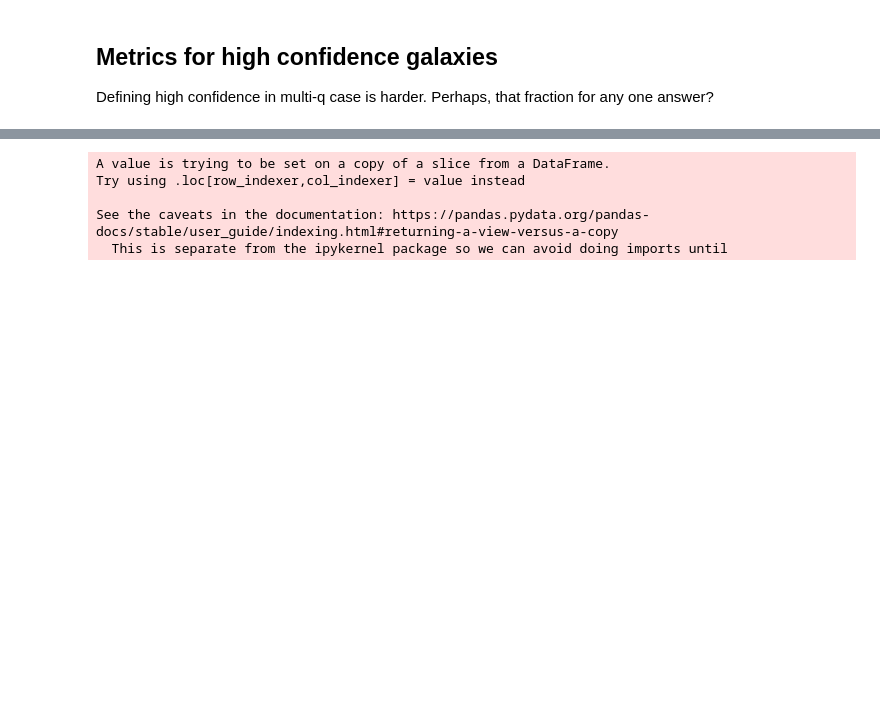
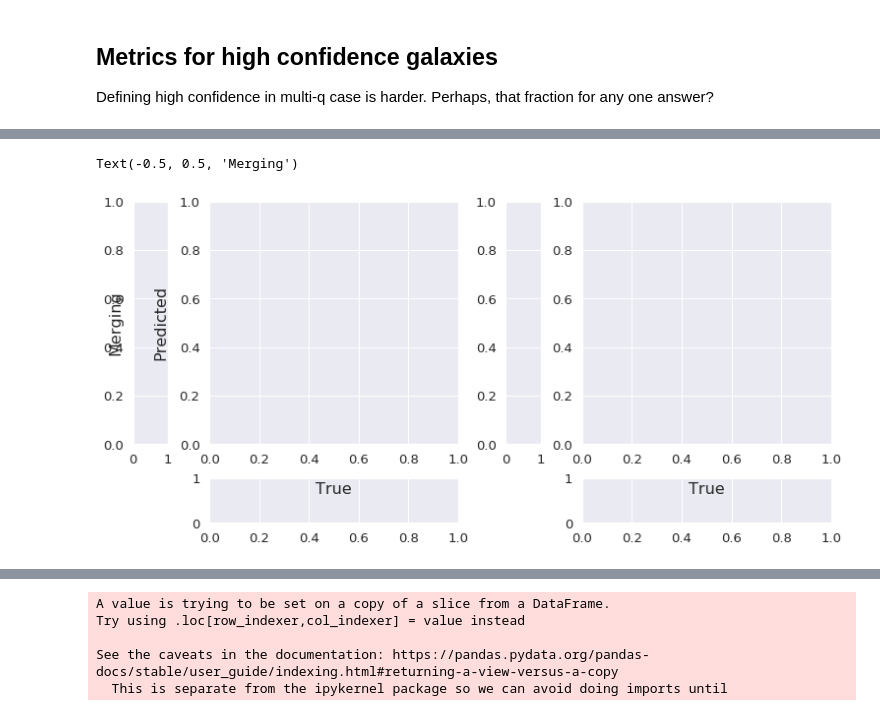
Before and after one commit to colinleach/zoobot, a Jupyter notebook: notebooks/multiq/performance/performance_metrics.ipynb, the cells around one changed output, grey strips where cells are left out. Cells and saved outputs as stored; diff of their text form; code cells hidden in the pictures; blank space fills up the shorter version.

```diff
--- a/notebooks/multiq/performance/performance_metrics.ipynb
+++ b/notebooks/multiq/performance/performance_metrics.ipynb
@@ -193,0 +205,2 @@ question
+# %%
+labels = eval_predictions[answers].values
@@ -313,13 +435,14 @@ def print_metrics(question, label_df, predicted_fractions):
 ))
 
 
-def show_confusion_matrix(question, label_df, predicted_fractions):
+def show_confusion_matrix(question, label_df, predicted_fractions, ax=None, blank_yticks=False, add_title=False):
     y_true, y_pred = get_binary_responses(question, label_df, predicted_fractions)
 
     labels = range(len(question.answers))
     cm = confusion_matrix(y_true, y_pred, labels=labels)
 
     ticklabels = [get_label(a.text, question) for a in question.answers]
+
     # manual tweaks
     for n in range(len(ticklabels)):
         if ticklabels[n] == 'Featured Or Disk':
@@ -328,21 +451,31 @@ def show_confusion_matrix(question, label_df, predicted_fractions):
             ticklabels[n] = 'Cigar'
         elif ticklabels[n] == 'More Than 4':
             ticklabels[n] = '>4'
+        elif ticklabels[n] == 'Cant Tell':
+            ticklabels[n] = '?'
         elif ticklabels[n] == 'Minor Disturbance':
-            ticklabels[n] = 'Minor Disturb.'
+            ticklabels[n] = 'Minor Dist.'
         elif ticklabels[n] == 'Major Disturbance':
-            ticklabels[n] = 'Major Disturb.'
+            ticklabels[n] = 'Major Dist.'
 
-    fig, ax = plt.subplots()
-    ax.set_title(clean_text(question.text))
+    if ax is None:
+        _, ax = plt.subplots()
 
+    if add_title:
+        ax.set_title(clean_text(question.text))
+
+    if blank_yticks:
+#         yticklabels = ['' for _ in ticklabels]
+        yticklabels = [''.join([' '] * len(s)) for s in ticklabels]
+    else:
+        yticklabels = ticklabels
     return sns.heatmap(
         cm,
         annot=True,
         cmap='Blues',
         fmt='d',
         xticklabels=ticklabels,
-        yticklabels=ticklabels,
+        yticklabels=yticklabels,
         cbar=False,
 #         annot_kws={"size": 14},
         ax=ax,
@@ -456,0 +604,23 @@ assert False
+# %%
+
+fig = plt.figure(constrained_layout=True, figsize=(10.5, 5))
+gs = fig.add_gridspec(8, 10)
+
+ax0 = fig.add_subplot(gs[:6, 0])
+ax1 = fig.add_subplot(gs[:6, 1:5])
+ax2 = fig.add_subplot(gs[:6, 6:])
+
+ax3 = fig.add_subplot(gs[6:, 1:5])
+ax4 = fig.add_subplot(gs[6:, 6:])
+
+ax5 = fig.add_subplot(gs[:6, 5:6])
+
+label_size = 16
+ax3.text(0.5, 0.75, 'True', horizontalalignment='center', verticalalignment='center', fontsize=label_size)
+ax4.text(0.5, 0.75, 'True', horizontalalignment='center', verticalalignment='center', fontsize=label_size)
+
+ax0.text(0.8, 0.5, 'Predicted', rotation='vertical', horizontalalignment='center', verticalalignment='center', fontsize=label_size)
+ax0.text(-0.5, 0.5, clean_text(question.text), rotation='vertical', horizontalalignment='center', verticalalignment='center', fontsize=label_size)
+# %% [output]
+Text(-0.5, 0.5, 'Merging')
+[figure, added]
```
Also changed, not shown: parts of 66 cells of this notebook.
